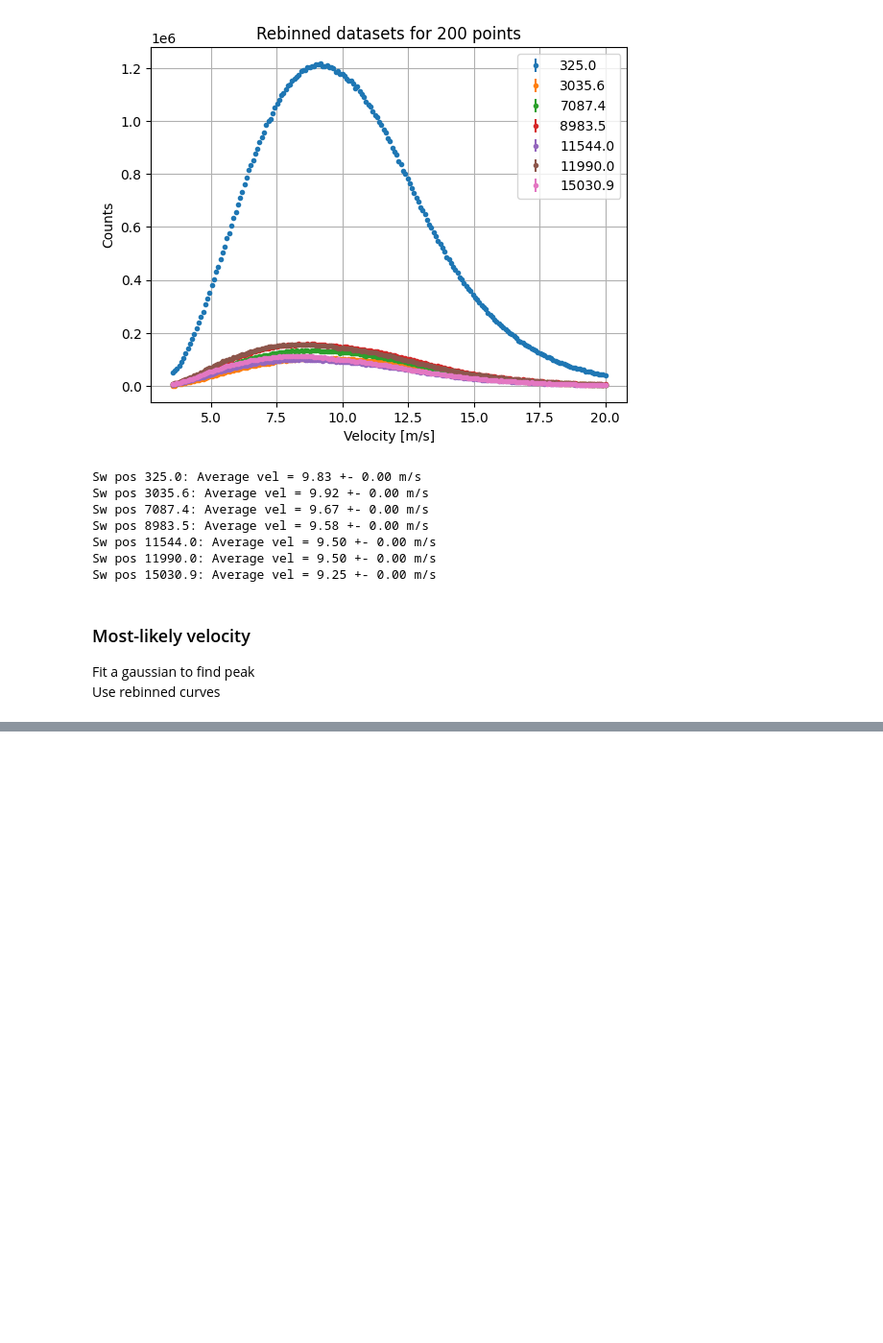
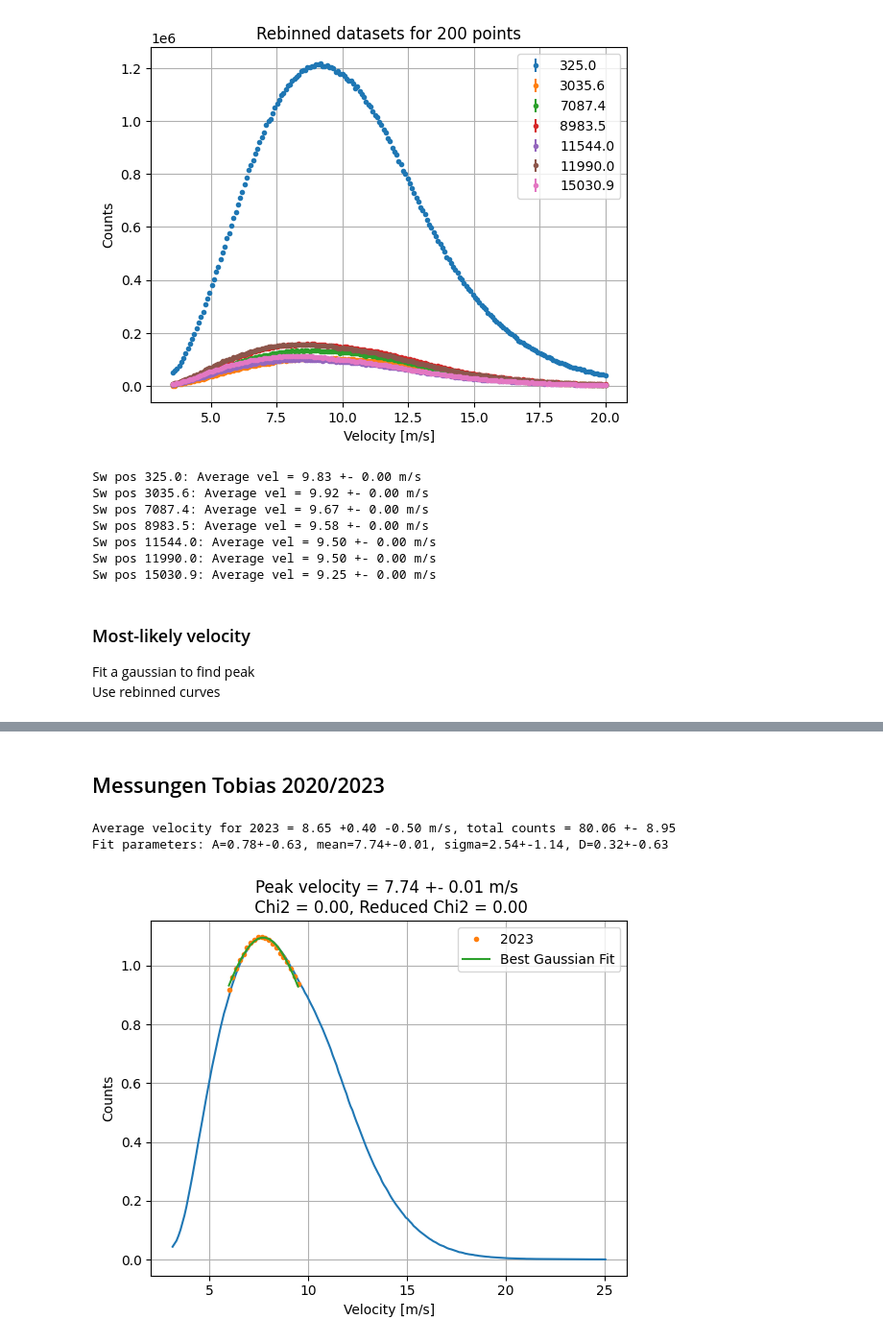
Before and after one commit to felixfisc/qBounce_turbine_sweetspot, a Jupyter notebook: cascade_ToF.ipynb, the cells around one changed output, grey strips where cells are left out. Shown at 96% size. Saved outputs shown, nothing was run; the diff lists cells and outputs as text; code cells hidden in the pictures; blank space fills up the shorter version.

Commit message:
added tobias measurements

```diff
--- a/cascade_ToF.ipynb
+++ b/cascade_ToF.ipynb
@@ -1093,7 +1094,7 @@ def find_peakvel(v, v_N, labels=None, gausstype='fourpoints', do_plot=False, do_
 
 # smaller intervalls around peak
 v_s631_peak, v_N_s631_peak, v_N_err_s631_peak = rebin_velspec(v_raw_s631, v_N_raw_s631, 6.5, 12.0, 50, labels=labels_s631, do_plot=False)
-peak_vels, peak_vels_err = find_peakvel(v_s631_peak, v_N_s631_peak, labels=labels_s631, gausstype='fourpoints', do_plot=True, do_print=False)
+peak_vels, peak_vels_err = find_peakvel(v_s631_peak, v_N_s631_peak, labels=labels_s631, gausstype='fourpoints', do_plot=False, do_print=False)
 
 for i in range(len(peak_vels)):
     print(f"Sw pos {labels_s631[i]}: Peak vel = {peak_vels[i]:.2f} +- {peak_vels_err[i]:.2f} m/s")
@@ -1113,3 +1107,27 @@ Sw pos 8983.5: Peak vel = 8.83 +- 0.02 m/s
 Sw pos 11544.0: Peak vel = 8.59 +- 0.02 m/s
 Sw pos 11990.0: Peak vel = 8.57 +- 0.02 m/s
 Sw pos 15030.9: Peak vel = 8.30 +- 0.02 m/s
+# %% [markdown]
+## Messungen Tobias 2020/2023
+# %%
+def read_tof_tobias(filename):
+    data = np.loadtxt(filename, delimiter="\t")
+    v_tobi , v_N_tobi = [], []
+    for i in range(len(data)):
+        v_tobi = np.append(v_tobi, data[i][0])
+        v_N_tobi = np.append(v_N_tobi, data[i][1])
+    #print(v_tobi) # 248
+    return v_tobi, v_N_tobi
+
+tobias_path = "C:/Users/fisch/Documents/TU/04 Viertes Semester/Grenoble/Projektarbeit/Auswertung/qBounce_turbine_sweetspot/messungen_tobias/"
+v_tobi, v_N_tobi = read_tof_tobias(tobias_path + "PF2EDM_vof.txt")
+plt.plot(v_tobi, v_N_tobi)
+
+av_v_tobi, av_v_tobi_err = find_averagevel(v_tobi, [v_N_tobi], labels=["2023"], do_print=True)
+
+v_tobi_peak, v_N_tobi_peak, v_N_err_tobi_peak = rebin_velspec([v_tobi], [v_N_tobi], 6.0, 9.5, 20, labels=["2023"], do_plot=False)
+peak_vels_tobi, peak_vels_tobi_err = find_peakvel(v_tobi_peak, v_N_tobi_peak, labels=["2023"], gausstype='fourpoints', do_plot=True, do_print=True)
+# %% [output]
+Average velocity for 2023 = 8.65 +0.40 -0.50 m/s, total counts = 80.06 +- 8.95
+Fit parameters: A=0.78+-0.63, mean=7.74+-0.01, sigma=2.54+-1.14, D=0.32+-0.63
+[figure, added]
```
Also changed, not shown: parts of 2 cells of this notebook, 3 other files.
